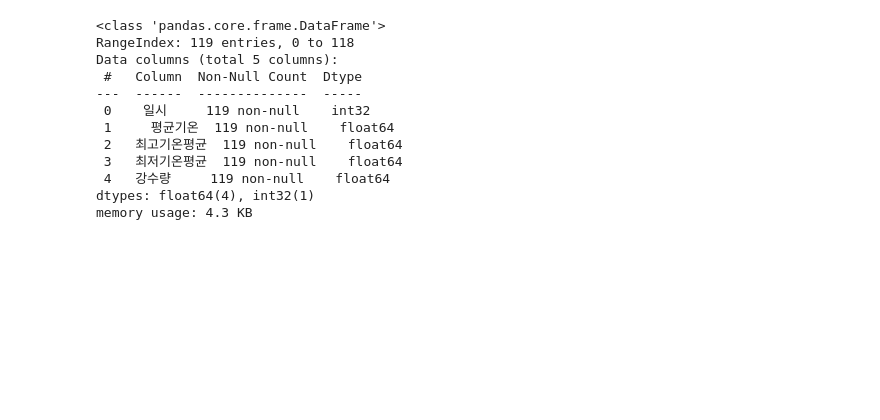
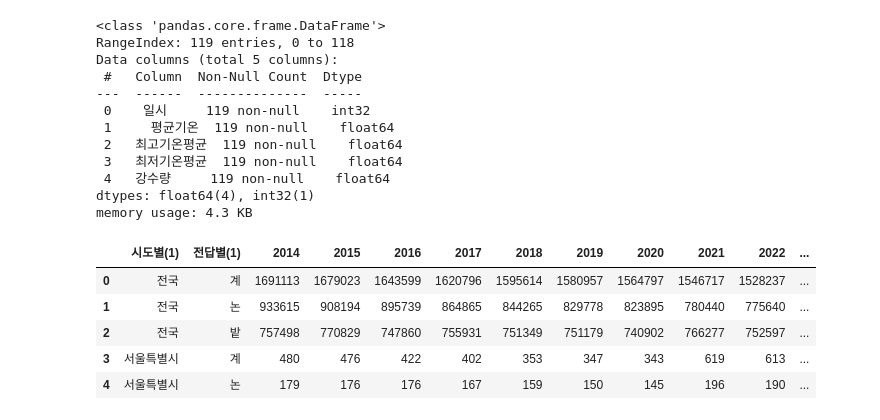
Before and after one commit to HeegonChae/Addindeu_EDA_Project, a Jupyter notebook: cultivation_area_db.ipynb, the cells around one changed output. Drawn from its saved outputs; the diff is of its cells as text; code cells hidden in the pictures; blank space fills up the shorter version.

```diff
--- a/cultivation_area_db.ipynb
+++ b/cultivation_area_db.ipynb
@@ -182,3 +203,14 @@ table_name = 'avg_annual_temp'
 avg_annual_temp.to_sql(name=table_name, con=engine, if_exists='replace', index=False)
 
 engine.dispose()
+# %%
+import pandas as pd
+Area_by_region = pd.read_csv("../project_data/전국_도별__논밭별_경지면적.csv")
+Area_by_region.head()
+# %% [output]
+|  | 시도별(1) | 전답별(1) | 2014 | 2015 | 2016 | 2017 | 2018 | 2019 | 2020 | 2021 | 2022 | ... |
+| 0 | 전국 | 계 | 1691113 | 1679023 | 1643599 | 1620796 | 1595614 | 1580957 | 1564797 | 1546717 | 1528237 | ... |
+| 1 | 전국 | 논 | 933615 | 908194 | 895739 | 864865 | 844265 | 829778 | 823895 | 780440 | 775640 | ... |
+| 2 | 전국 | 밭 | 757498 | 770829 | 747860 | 755931 | 751349 | 751179 | 740902 | 766277 | 752597 | ... |
+| 3 | 서울특별시 | 계 | 480 | 476 | 422 | 402 | 353 | 347 | 343 | 619 | 613 | ... |
+| 4 | 서울특별시 | 논 | 179 | 176 | 176 | 167 | 159 | 150 | 145 | 196 | 190 | ... |
```
Also changed, not shown: parts of 5 cells of this notebook, 1 other file.
